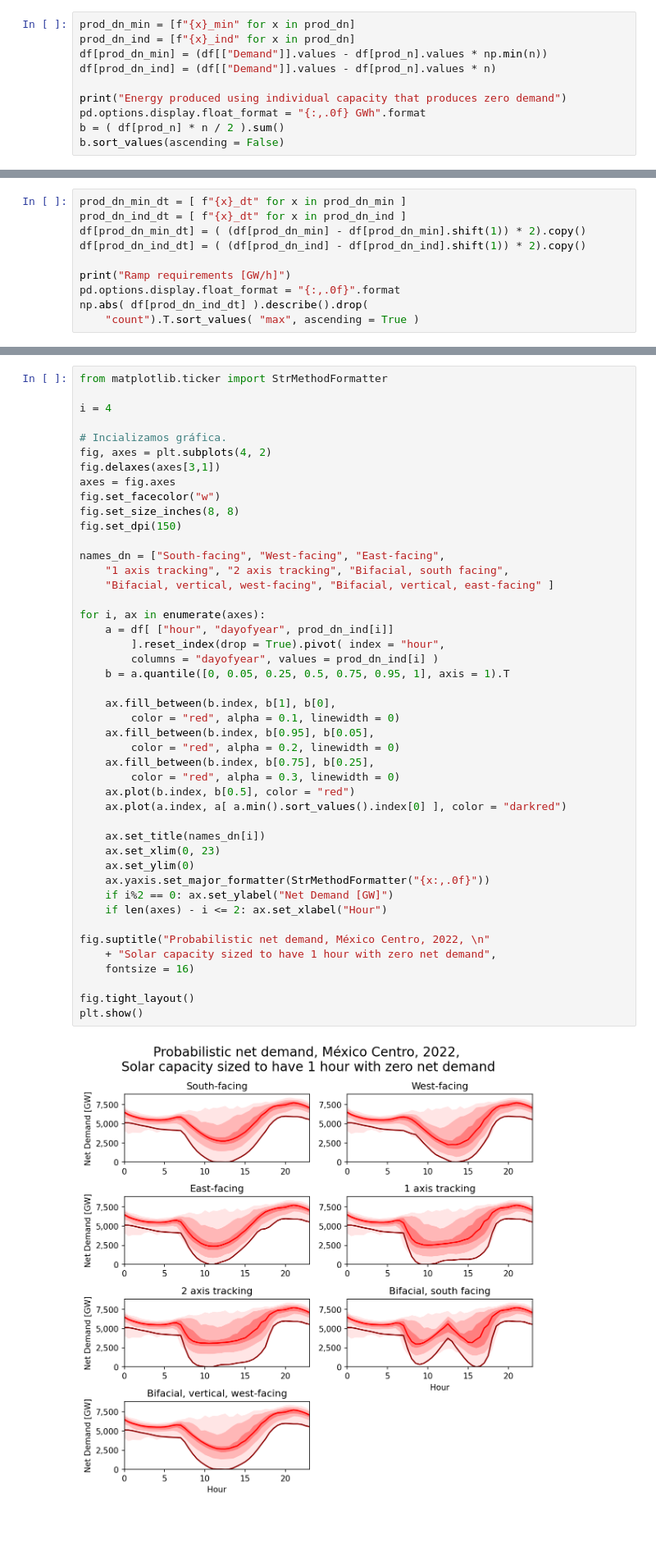
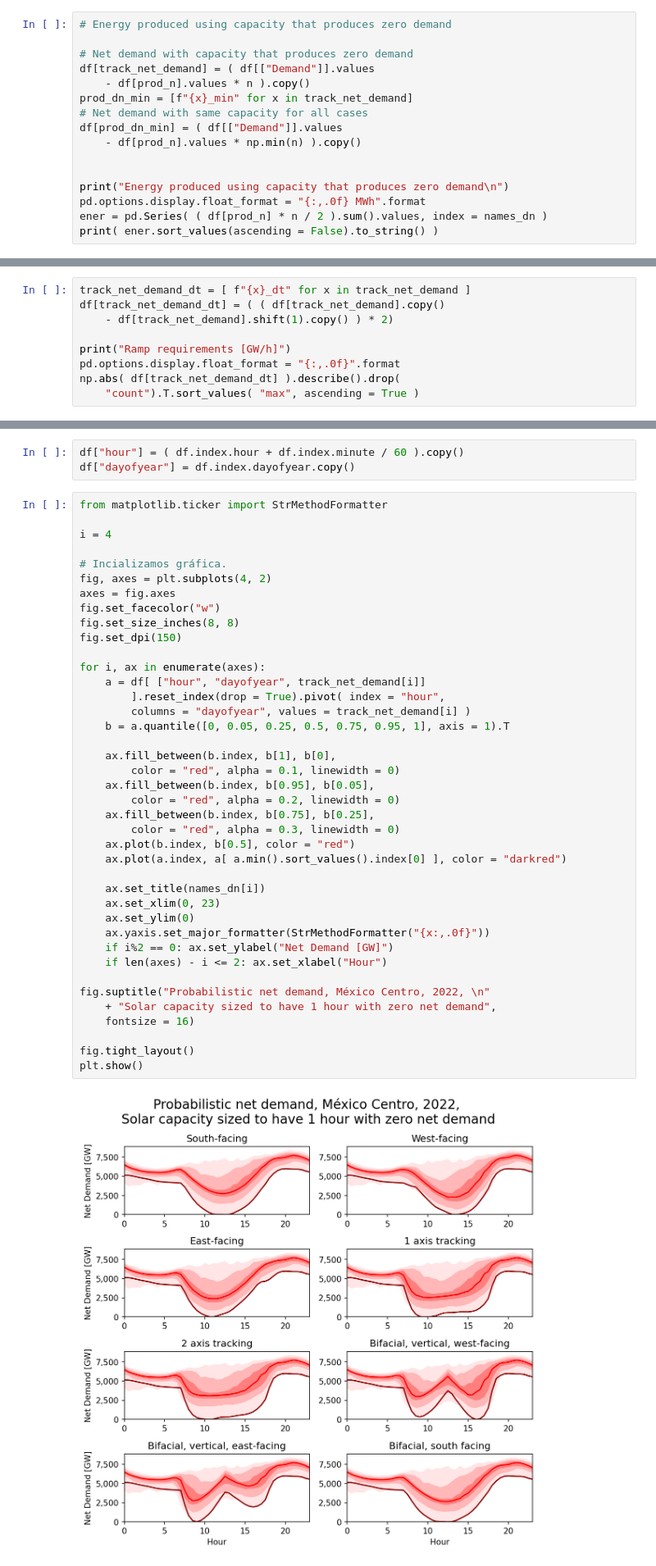
Before and after one commit to rodrigoms95/recurso_solar, a Jupyter notebook: code_2/track_test.ipynb, the cells around one changed output, grey strips where cells are left out. Shown at 82% size. Cells and saved outputs as stored; diff of their text form; blank space fills up the shorter version.

```diff
--- a/code_2/track_test.ipynb
+++ b/code_2/track_test.ipynb
@@ -482,11 +437,17 @@ dtype: float64
 # %%
-prod_dn_min = [f"{x}_min" for x in prod_dn]
-prod_dn_ind = [f"{x}_ind" for x in prod_dn]
-df[prod_dn_min] = (df[["Demand"]].values - df[prod_n].values * np.min(n))
-df[prod_dn_ind] = (df[["Demand"]].values - df[prod_n].values * n)
+# Energy produced using capacity that produces zero demand
 
-print("Energy produced using individual capacity that produces zero demand")
-pd.options.display.float_format = "{:,.0f} GWh".format
-b = ( df[prod_n] * n / 2 ).sum()
-b.sort_values(ascending = False)
+# Net demand with capacity that produces zero demand
+df[track_net_demand] = ( df[["Demand"]].values
+    - df[prod_n].values * n ).copy()
+prod_dn_min = [f"{x}_min" for x in track_net_demand]
+# Net demand with same capacity for all cases
+df[prod_dn_min] = ( df[["Demand"]].values
+    - df[prod_n].values * np.min(n) ).copy()
+
+
+print("Energy produced using capacity that produces zero demand\n")
+pd.options.display.float_format = "{:,.0f} MWh".format
+ener = pd.Series( ( df[prod_n] * n / 2 ).sum().values, index = names_dn )
+print( ener.sort_values(ascending = False).to_string() )
 # %% [output]
@@ -515,12 +480,11 @@ dtype: float64
 # %%
-prod_dn_min_dt = [ f"{x}_dt" for x in prod_dn_min ]
-prod_dn_ind_dt = [ f"{x}_dt" for x in prod_dn_ind ]
-df[prod_dn_min_dt] = ( (df[prod_dn_min] - df[prod_dn_min].shift(1)) * 2).copy()
-df[prod_dn_ind_dt] = ( (df[prod_dn_ind] - df[prod_dn_ind].shift(1)) * 2).copy()
+track_net_demand_dt = [ f"{x}_dt" for x in track_net_demand ]
+df[track_net_demand_dt] = ( ( df[track_net_demand].copy()
+    - df[track_net_demand].shift(1).copy() ) * 2)
 
 print("Ramp requirements [GW/h]")
 pd.options.display.float_format = "{:,.0f}".format
-np.abs( df[prod_dn_ind_dt] ).describe().drop(
+np.abs( df[track_net_demand_dt] ).describe().drop(
     "count").T.sort_values( "max", ascending = True )
 # %% [output]
 Ramp requirements [GW/h]
@@ -535,3 +500,6 @@ Ramp requirements [GW/h]
+# %%
+df["hour"] = ( df.index.hour + df.index.minute / 60 ).copy()
+df["dayofyear"] = df.index.dayofyear.copy()
 # %%
 from matplotlib.ticker import StrMethodFormatter
 
@@ -539,43 +507,38 @@ i = 4
 
 # Incializamos gráfica.
 fig, axes = plt.subplots(4, 2)
-fig.delaxes(axes[3,1])
 axes = fig.axes
 fig.set_facecolor("w")
 fig.set_size_inches(8, 8)
 fig.set_dpi(150)
 
-names_dn = ["South-facing", "West-facing", "East-facing",
-    "1 axis tracking", "2 axis tracking", "Bifacial, south facing",
-    "Bifacial, vertical, west-facing", "Bifacial, vertical, east-facing" ]
-
 for i, ax in enumerate(axes):
-    a = df[ ["hour", "dayofyear", prod_dn_ind[i]]
+    a = df[ ["hour", "dayofyear", track_net_demand[i]]
         ].reset_index(drop = True).pivot( index = "hour",
-        columns = "dayofyear", values = prod_dn_ind[i] )
+        columns = "dayofyear", values = track_net_demand[i] )
     b = a.quantile([0, 0.05, 0.25, 0.5, 0.75, 0.95, 1], axis = 1).T
 
     ax.fill_between(b.index, b[1], b[0],
         color = "red", alpha = 0.1, linewidth = 0)
     ax.fill_between(b.index, b[0.95], b[0.05],
         color = "red", alpha = 0.2, linewidth = 0)
     ax.fill_between(b.index, b[0.75], b[0.25],
         color = "red", alpha = 0.3, linewidth = 0)
     ax.plot(b.index, b[0.5], color = "red")
     ax.plot(a.index, a[ a.min().sort_values().index[0] ], color = "darkred")
 
     ax.set_title(names_dn[i])
     ax.set_xlim(0, 23)
     ax.set_ylim(0)
     ax.yaxis.set_major_formatter(StrMethodFormatter("{x:,.0f}"))
     if i%2 == 0: ax.set_ylabel("Net Demand [GW]")
     if len(axes) - i <= 2: ax.set_xlabel("Hour")
 
 fig.suptitle("Probabilistic net demand, México Centro, 2022, \n"
     + "Solar capacity sized to have 1 hour with zero net demand",
     fontsize = 16)
 
 fig.tight_layout()
 plt.show()
 # %% [output]
-[figure, old version]
+[figure, new version]
```
Also changed, not shown: parts of 20 cells of this notebook.
